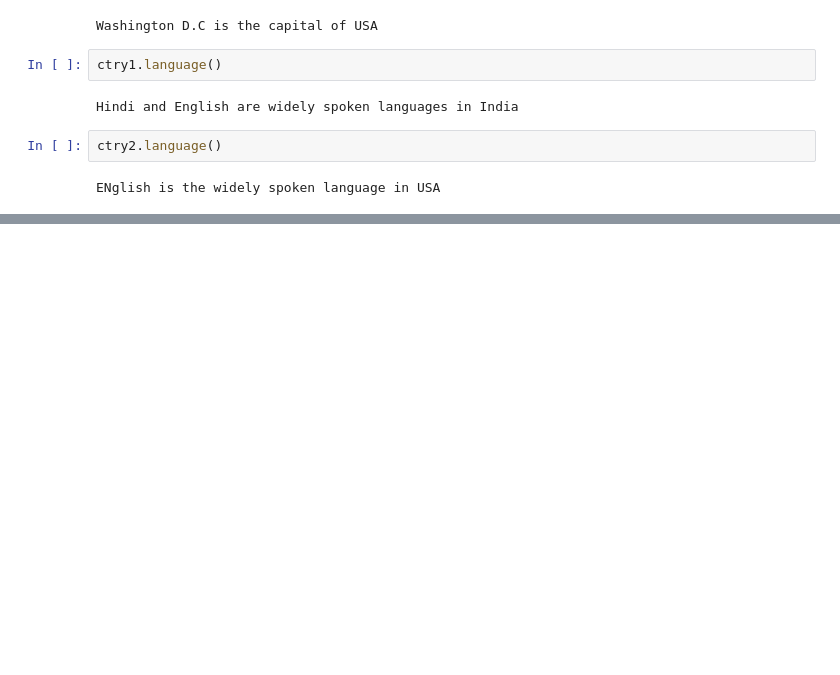
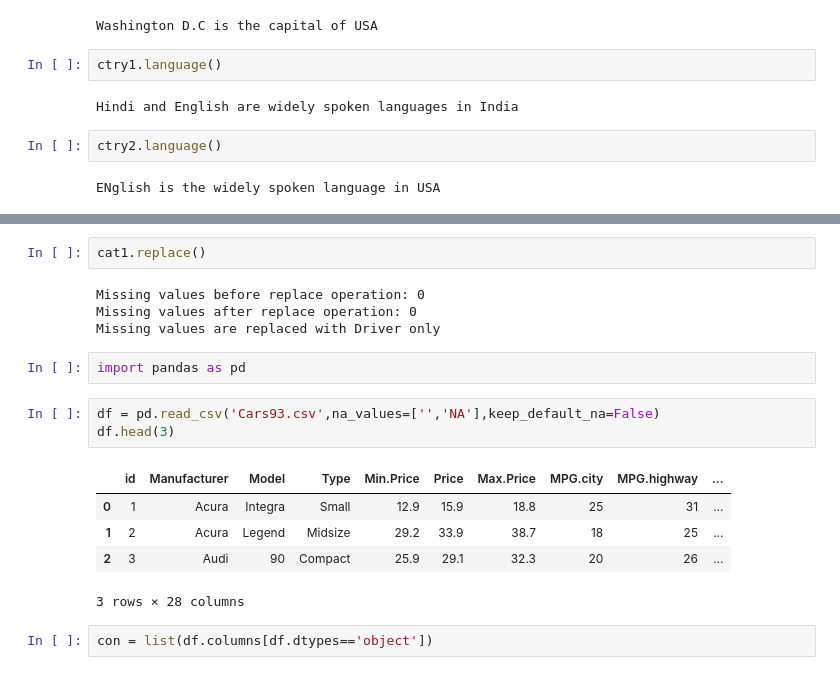
Before and after one commit to Sindhura-tr/Adv-Python-9-11am, a Jupyter notebook: Polymorphism/polymorphismconcept.ipynb, the cells around one changed output, grey strips where cells are left out. Cells and saved outputs as stored; diff of their text form; blank space fills up the shorter version.

```diff
--- a/Polymorphism/polymorphismconcept.ipynb
+++ b/Polymorphism/polymorphismconcept.ipynb
@@ -104,0 +236,19 @@ ENglish is the widely spoken language in USA
+# %%
+cat1.replace()
+# %% [output]
+Missing values before replace operation: 0
+Missing values after replace operation: 0
+Missing values are replaced with Driver only
+# %%
+import pandas as pd
+# %%
+df = pd.read_csv('Cars93.csv',na_values=['','NA'],keep_default_na=False)
+df.head(3)
+# %% [output]
+|  | id | Manufacturer | Model | Type | Min.Price | Price | Max.Price | MPG.city | MPG.highway | ... |
+| 0 | 1 | Acura | Integra | Small | 12.9 | 15.9 | 18.8 | 25 | 31 | ... |
+| 1 | 2 | Acura | Legend | Midsize | 29.2 | 33.9 | 38.7 | 18 | 25 | ... |
+| 2 | 3 | Audi | 90 | Compact | 25.9 | 29.1 | 32.3 | 20 | 26 | ... |
+3 rows × 28 columns
+# %%
+con = list(df.columns[df.dtypes=='object'])
```
Also changed, not shown: parts of 26 cells of this notebook, 1 other file.
